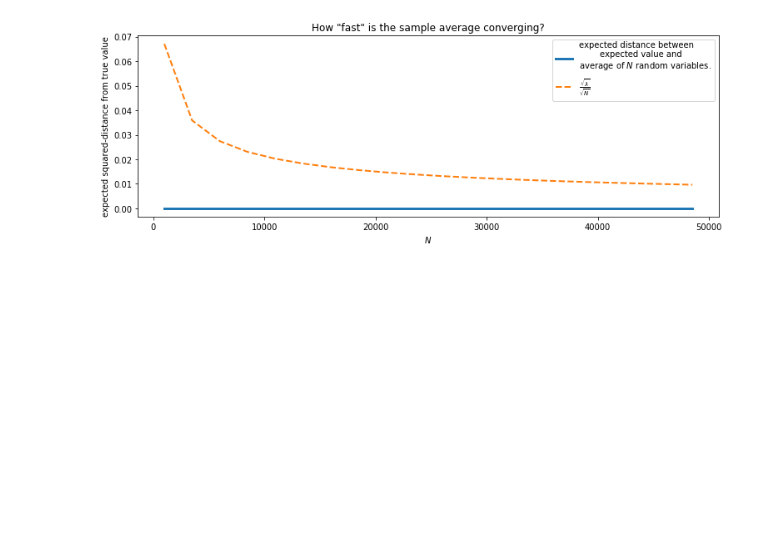
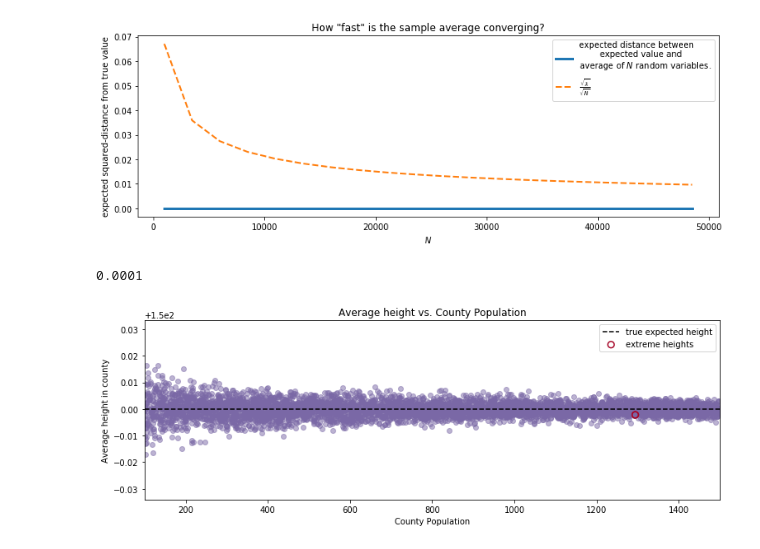
Before and after one commit to CLuiz/probabalistic_programming, a Jupyter notebook: c4.ipynb, the cells around one changed output. Drawn from its saved outputs; the diff is of its cells as text; code cells hidden in the pictures; blank space fills up the shorter version.

Commit message:
extreme heights by county pop chart

```diff
--- a/c4.ipynb
+++ b/c4.ipynb
@@ -59,3 +59,45 @@ plt.legend()
 plt.title('How "fast" is the sample average converging?');
 # %% [output]
 [figure]
+# %%
+N = 10000
+print(np.mean([np.random.exponential(.5) > 5 for i in range(N)]))
+# %% [output]
+0.0001
+# %%
+figsize(12.5, 4)
+std_height = 15
+mean_height = 150
+
+n_counties = 5000
+pop_generator = np.random.randint
+norm = np.random.normal
+
+population = pop_generator(100, 1500, n_counties)
+
+average_across_county = np.zeros(n_counties)
+for i in range(n_counties):
+    average_across_county[i] = norm(mean_height, 1./std_height,
+                                   population[i]).mean()
+
+i_min = np.argmin(average_across_counties)
+i_max = np.argmax(average_across_counties)
+
+plt.scatter(population, average_across_county, alpha=.5, c="#7A68A6")
+plt.scatter([population[i_min], population[i_max]],
+            [average_across_county[i_min],
+             average_across_county[i_max]],
+            s=60, marker='o', facecolors='none',
+           edgecolors='#A60628', linewidths=1.5,
+           label='extreme heights')
+
+plt.xlim(100, 1500)
+
+plt.title('Average height vs. County Population')
+plt.xlabel('County Population')
+plt.ylabel('Average height in county')
+plt.plot([100, 1500], [150, 150], color='k', label='true expected height',
+        ls='--')
+plt.legend(scatterpoints=1);
+# %% [output]
+[figure, added]
```
